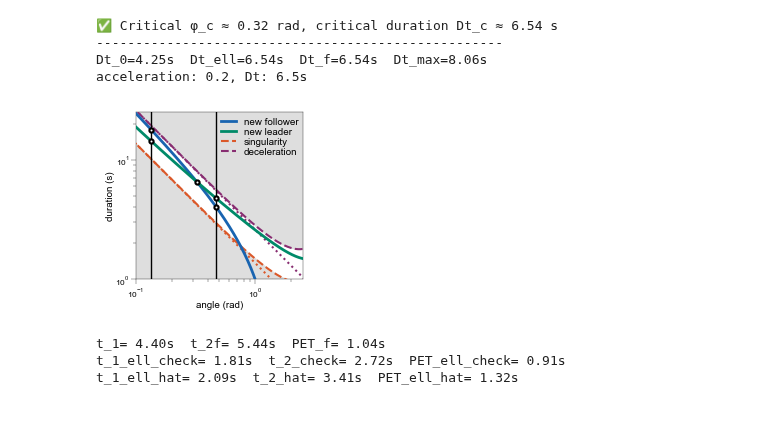
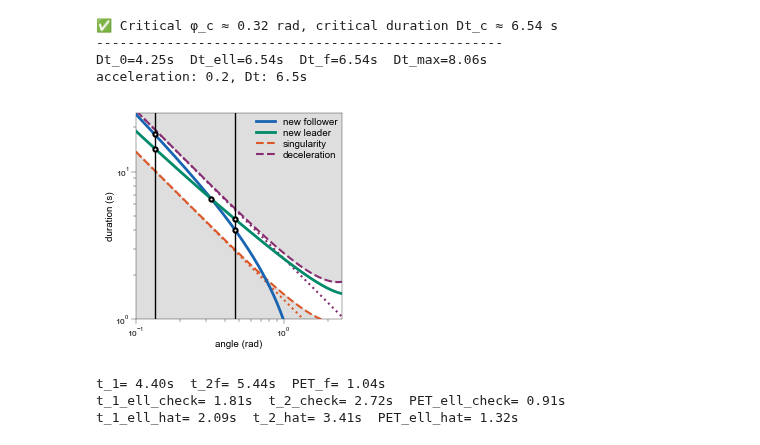
Before and after one commit to EPFL-ENAC/LUTS-pneuma-simulator, a Jupyter notebook: notebooks/discrete.ipynb, the cells around one changed output. Cells and saved outputs as stored; diff of their text form; code cells hidden in the pictures; blank space fills up the shorter version.

```diff
--- a/notebooks/discrete.ipynb
+++ b/notebooks/discrete.ipynb
@@ -854,7 +774,7 @@ Dt_ell_phi_max = solve_nonlinear(*args_phi_max)
 %matplotlib inline
 if LC:
     # --- Plot ---
-    fig, ax = plt.subplots(figsize=(5 * cm, 5 * cm))
+    fig, ax = plt.subplots(figsize=(6 * cm, 6 * cm))
     ax.set_aspect("equal")
 
     # add labels here
@@ -878,36 +798,36 @@ if LC:
 
     # Critical point
     if phi_c:
         ax.scatter(phi_c, Dt_c, marker='.', lw=1.5, ec='k', fc='w', zorder=100)
 
     ax.set_xlabel("angle (rad)", labelpad=0)
     ax.set_ylabel("duration (s)", labelpad=0)
     ax.tick_params(axis='both', which='major', pad=1)
     ax.set_yscale('log')
     ax.set_xscale('log')
     plt.xlim(.1, 2.5)
     plt.ylim(1, 25)
 
     # <<< LEGEND ADDITION >>>
     ax.legend(
         loc="upper right",
         frameon=False,
-        handlelength=1.5,
+        handlelength=2,
         borderpad=0,
-        labelspacing=.1,
+        labelspacing=.2,
     )
 
     fig.tight_layout(pad=0)
     plt.savefig(
         "./output/sketches/lc_phi.pdf",
         format="pdf",
         transparent=True,
         bbox_inches="tight",
         pad_inches=0.01,
     )
     plt.show()
 # %% [output]
-[figure, old version]
+[figure, new version]
 # %%
 # Compute the full trajectory analytically
 if LC:
```
Also changed, not shown: parts of 7 cells of this notebook.
